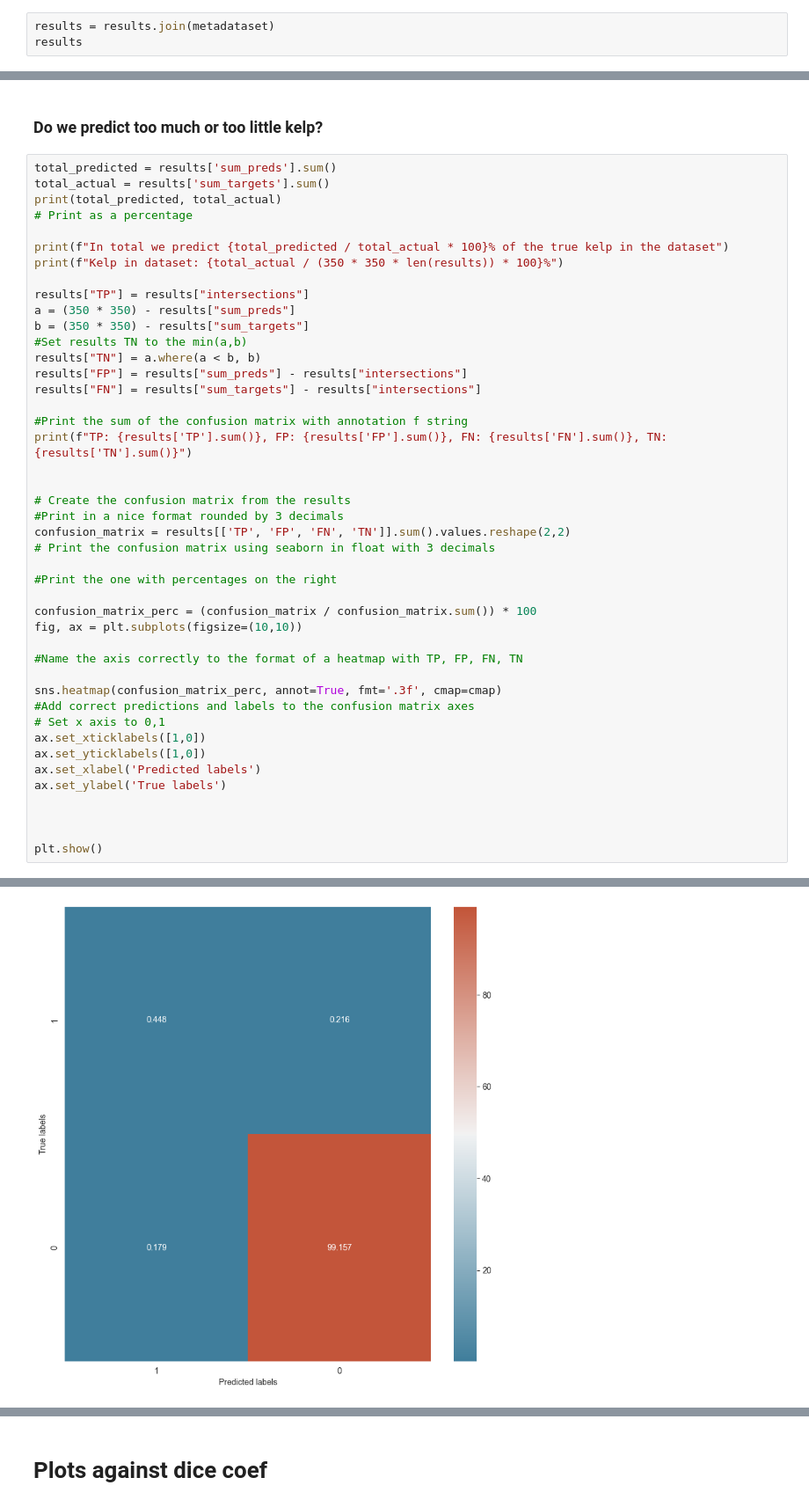
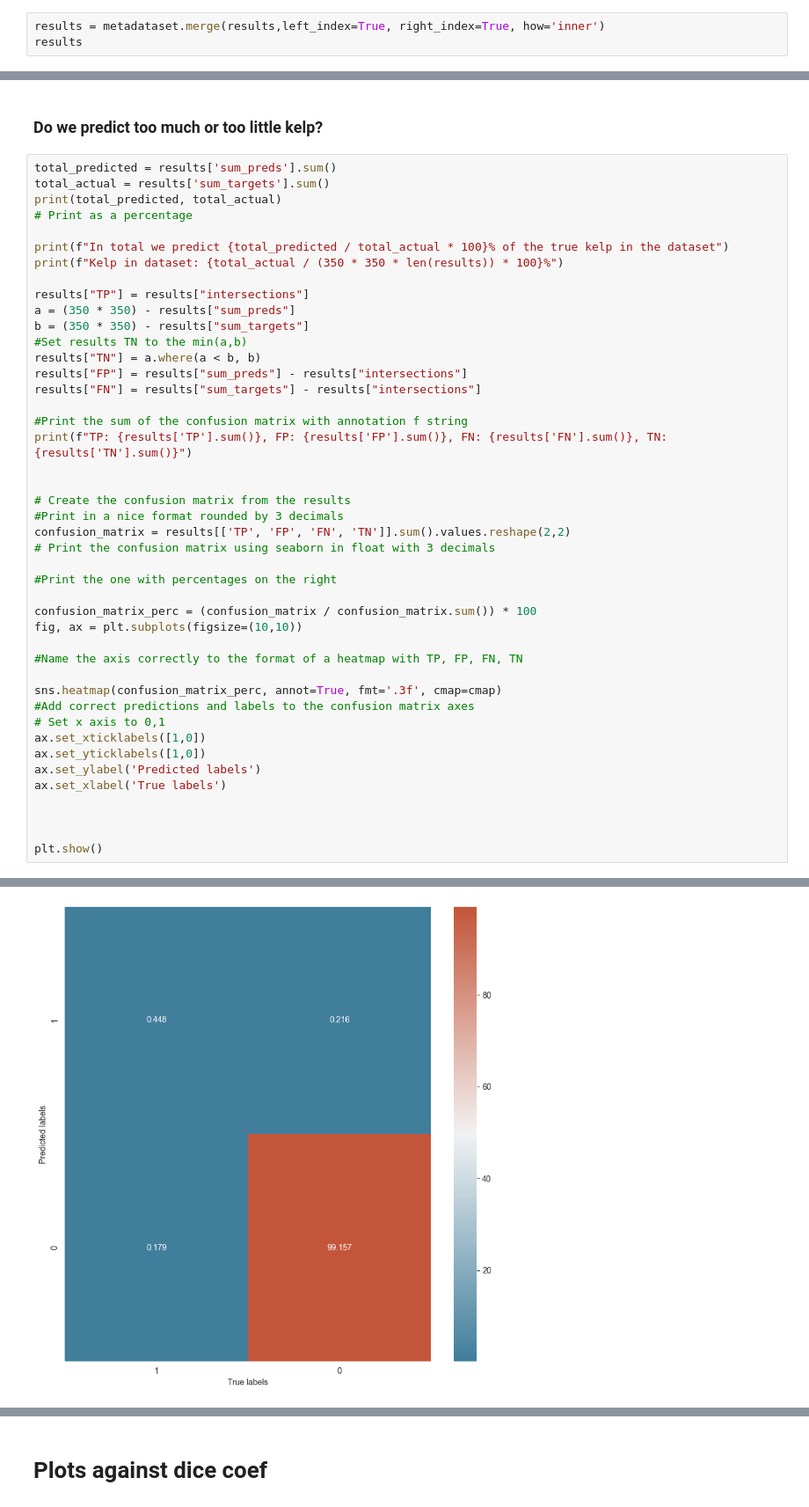
Before and after one commit to TeamEpochGithub/iv-q2-detect-kelp, a Jupyter notebook: notebooks/analyze_preds.ipynb, the cells around one changed output, grey strips where cells are left out. Shown at 88% size. Saved outputs shown, nothing was run; the diff lists cells and outputs as text.

```diff
--- a/notebooks/analyze_preds.ipynb
+++ b/notebooks/analyze_preds.ipynb
@@ -56,6 +49,6 @@ results
 # %% [markdown]
 Join the results with the metadata
 # %%
-results = results.join(metadataset)
+results = metadataset.merge(results,left_index=True, right_index=True, how='inner')
 results
 # %% [output]
@@ -186,8 +176,8 @@ sns.heatmap(confusion_matrix_perc, annot=True, fmt='.3f', cmap=cmap)
 # Set x axis to 0,1
 ax.set_xticklabels([1,0])
 ax.set_yticklabels([1,0])
-ax.set_xlabel('Predicted labels')
-ax.set_ylabel('True labels')
+ax.set_ylabel('Predicted labels')
+ax.set_xlabel('True labels')
 
 
 
@@ -200,4 +190,4 @@ TP: 619196.1333101417, FP: 298617.92608254025, FN: 247203.86668985826, TN: 13698
-[figure, old version]
+[figure, new version]
 # %%
 # Plot scatterplots of error
 for col in ['dice_coef','kelp', 'land', 'cloud', 'missing_landsat']:
```
Also changed, not shown: parts of 9 cells of this notebook.
